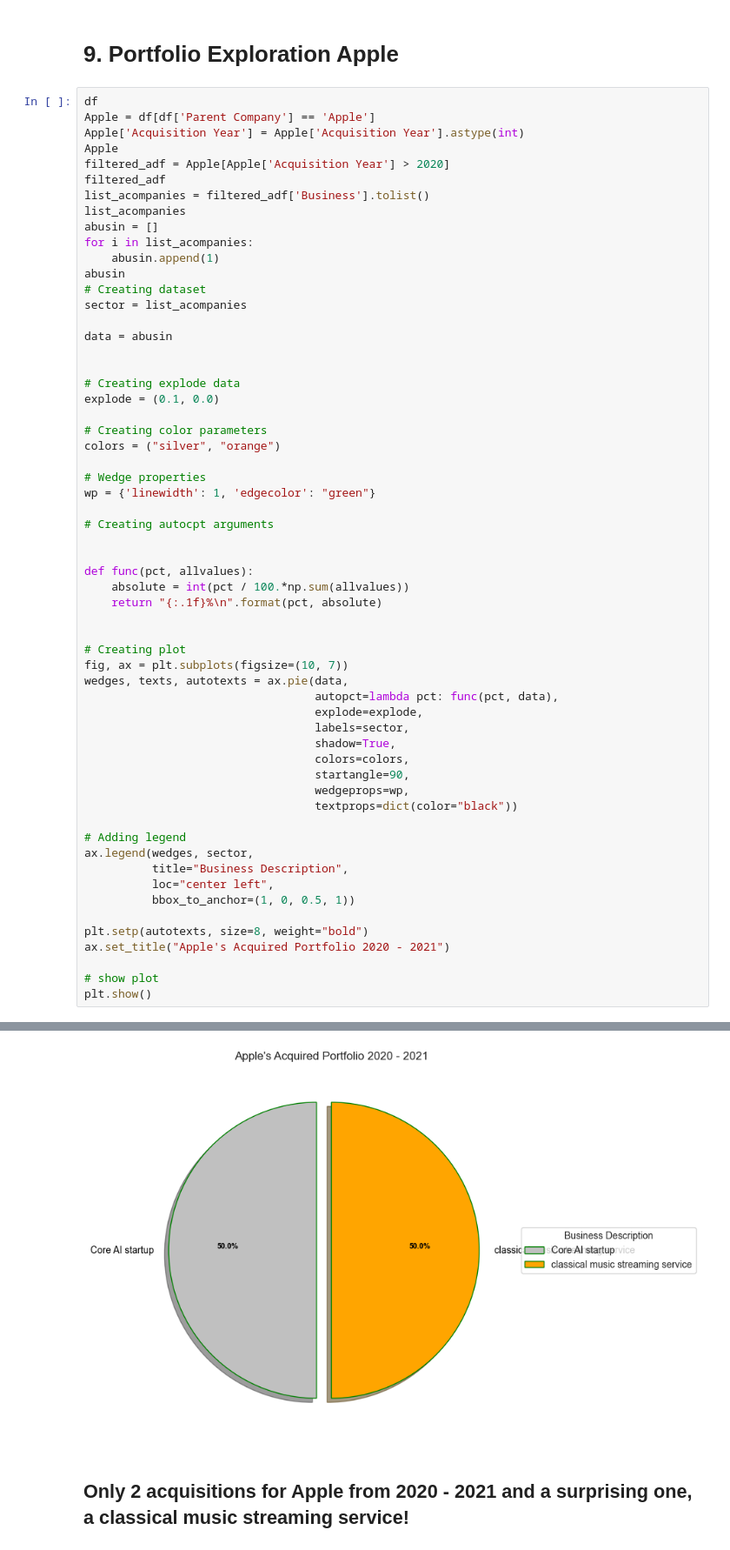
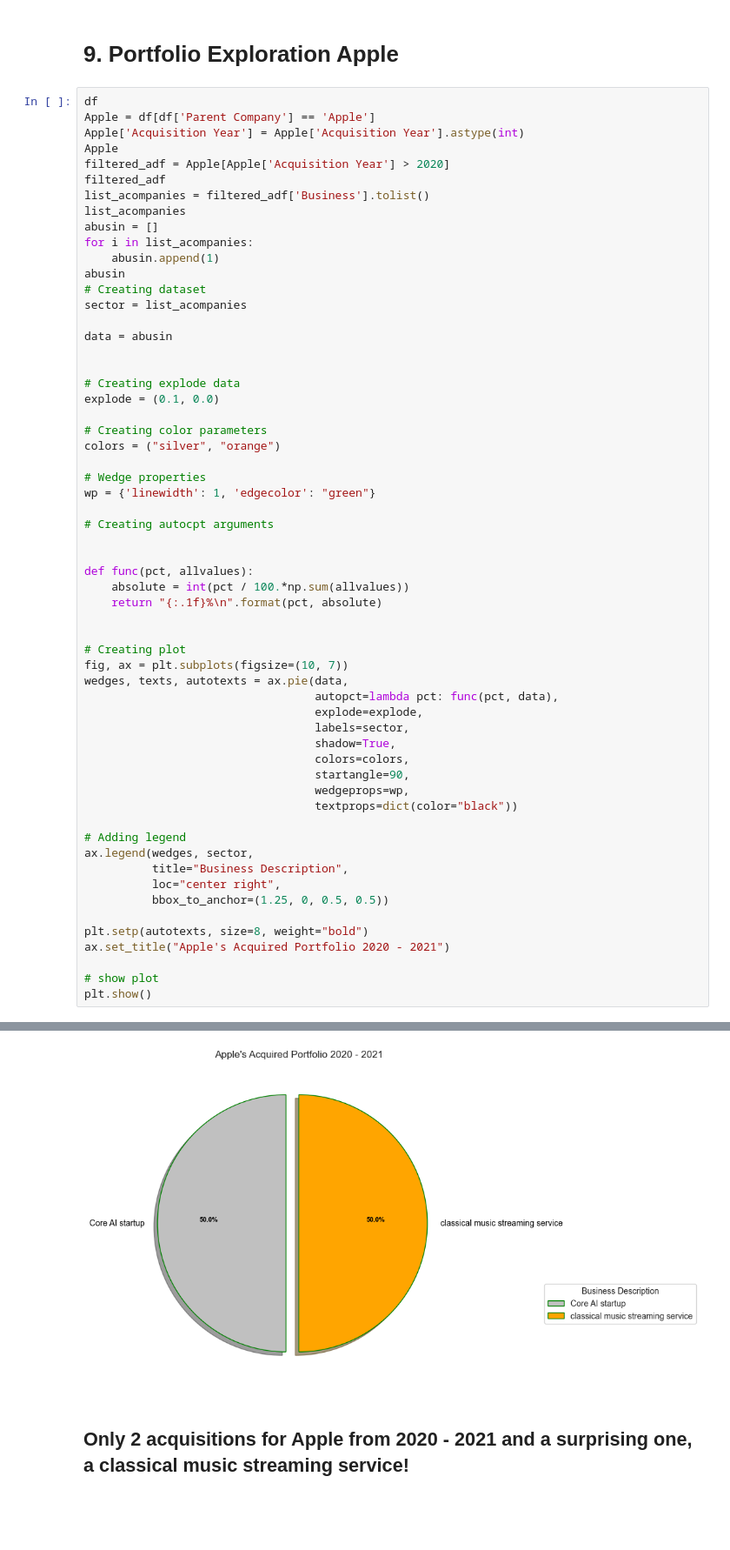
Before and after one commit to build-summer-2024/async-orange-Roberto_Echeverria-final-project, a Jupyter notebook: Data_Exploration.ipynb, the cells around one changed output, grey strips where cells are left out. Shown at 87% size. Cells and saved outputs as stored; diff of their text form; blank space fills up the shorter version.

```diff
--- a/Data_Exploration.ipynb
+++ b/Data_Exploration.ipynb
@@ -528,36 +528,36 @@ def func(pct, allvalues):
     return "{:.1f}%\n".format(pct, absolute)
 
 
 # Creating plot
 fig, ax = plt.subplots(figsize=(10, 7))
 wedges, texts, autotexts = ax.pie(data,
                                   autopct=lambda pct: func(pct, data),
                                   explode=explode,
                                   labels=sector,
                                   shadow=True,
                                   colors=colors,
                                   startangle=90,
                                   wedgeprops=wp,
                                   textprops=dict(color="black"))
 
 # Adding legend
 ax.legend(wedges, sector,
           title="Business Description",
-          loc="center left",
-          bbox_to_anchor=(1, 0, 0.5, 1))
+          loc="center right",
+          bbox_to_anchor=(1.25, 0, 0.5, 0.5))
 
 plt.setp(autotexts, size=8, weight="bold")
 ax.set_title("Apple's Acquired Portfolio 2020 - 2021")
 
 # show plot
 plt.show()
 # %% [output]
 A value is trying to be set on a copy of a slice from a DataFrame.
 Try using .loc[row_indexer,col_indexer] = value instead
 
 See the caveats in the documentation: https://pandas.pydata.org/pandas-docs/stable/user_guide/indexing.html#returning-a-view-versus-a-copy
   Apple['Acquisition Year'] = Apple['Acquisition Year'].astype(int)
-[figure, old version]
+[figure, new version]
 # %% [markdown]
 ## Only 2 acquisitions for Apple from 2020 - 2021 and a surprising one, a classical music streaming service!
 # %% [markdown]
```
Also changed, not shown: parts of 2 cells of this notebook.
